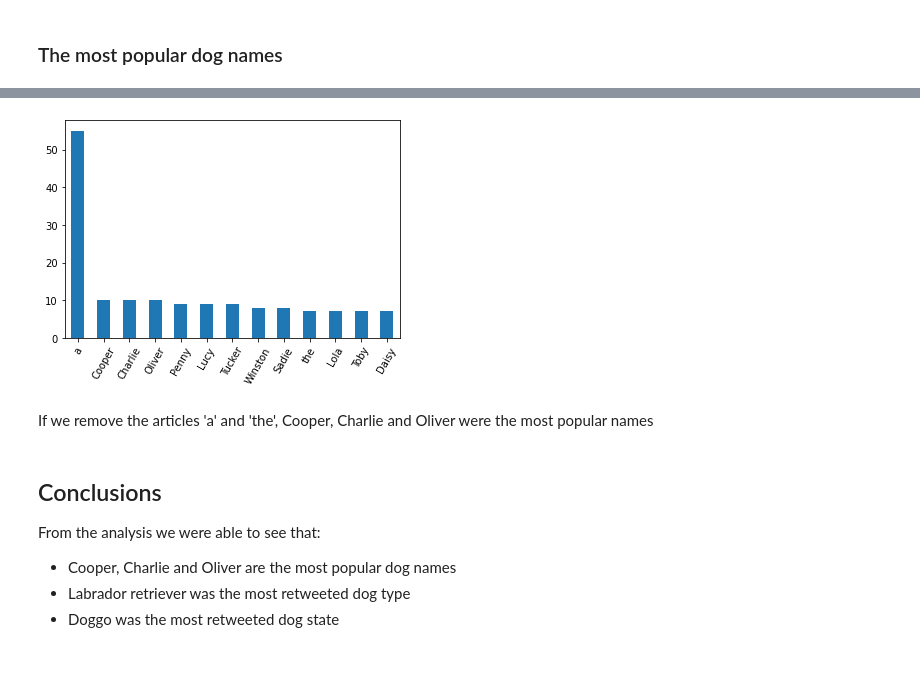
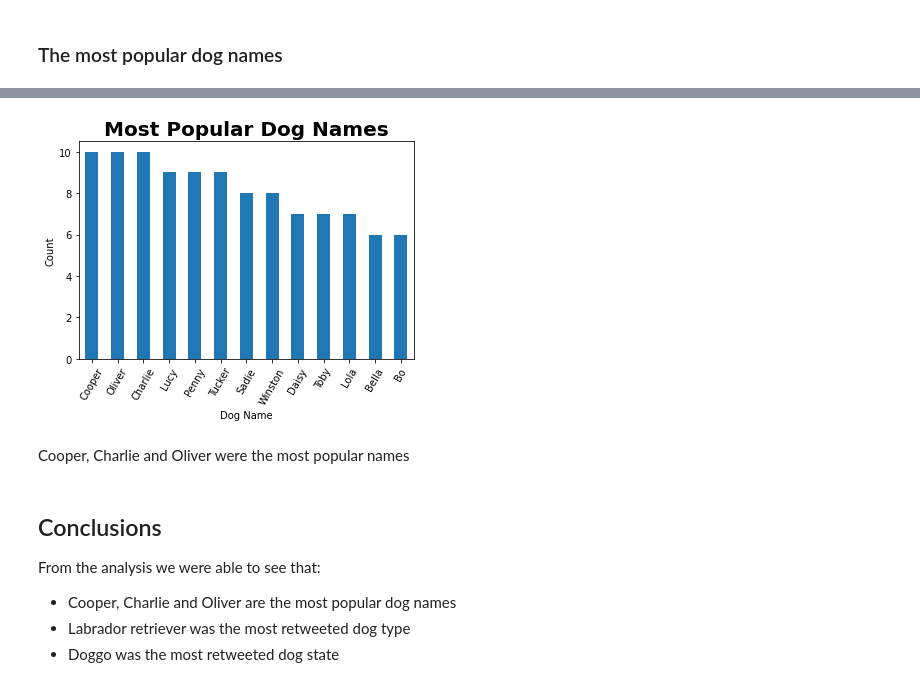
Before and after one commit to Nwokochahannah/WeRateDogs, a Jupyter notebook: wrangle_act.ipynb, the cells around one changed output, grey strips where cells are left out. Saved outputs shown, nothing was run; the diff lists cells and outputs as text; code cells hidden in the pictures.

```diff
--- a/wrangle_act.ipynb
+++ b/wrangle_act.ipynb
@@ -621,7 +714,0 @@ Change 'None' to NaN(name, doggo, pupper, puppo)
-# %%
-archive_clean["name"] = [none_to_null(value) for value in archive_clean["name"]]
-
-archive_clean["doggo"] = [none_to_null(value) for value in archive_clean["doggo"]]
-archive_clean["floofer"] = [none_to_null(value) for value in archive_clean["floofer"]]
-archive_clean["pupper"] = [none_to_null(value) for value in archive_clean["pupper"]]
-archive_clean["puppo"] = [none_to_null(value) for value in archive_clean["puppo"]]
@@ -658,13 +745,13 @@ image_clean.rename({
     'img_num': 'image_number',
     'p1': 'prediction1',
     'p1_conf': 'prediction_confidence1',
-    'p1_dog': 'predicted_dog1',
+    'p1_dog': 'boolean_dog1',
     'p2': 'prediction2',
     'p2_conf': 'prediction_confidence2',
-    'p2_dog': 'predicted_dog2',
+    'p2_dog': 'boolean_dog2',
     'p3': 'prediction3',
     'p3_conf': 'prediction_confidence3',
-    'p3_dog': 'predicted_dog3'
+    'p3_dog': 'boolean_dog3'
 }, axis = 1, inplace = True)
 # %% [markdown]
 #### Test
@@ -758,0 +853,4 @@ memory usage: 135.9+ KB
+# %%
+image_clean["prediction1"] = [item.capitalize() for item in image_clean["prediction1"]]
+image_clean["prediction2"] = [item.capitalize() for item in image_clean["prediction2"]]
+image_clean["prediction3"] = [item.capitalize() for item in image_clean["prediction3"]]
@@ -796,7 +911,7 @@ One variable spans Three columns in `archive` table, so we ave to consolidate th
 #### Code
 # %%
 # form the dog_state column from the three columns
-archive_clean['dog_state'] = archive_clean.doggo.fillna(archive_clean.floofer.fillna(archive_clean.pupper.fillna(archive_clean.puppo)))
+archive_clean['stage'] = archive_clean.stage.fillna(archive_clean.doggo.fillna(archive_clean.floofer.fillna(archive_clean.pupper.fillna(archive_clean.puppo))))
 # %%
 # Drop the unnecessary columns
 archive_clean.drop(["doggo",
@@ -975,11 +1152,14 @@ Name: name, dtype: int64
 # %%
 top_names.plot(kind='bar')
 plt.xticks(rotation=60)
+plt.title("Most Popular Dog Names", fontsize = 20, fontweight ='bold')
+plt.xlabel('Dog Name', fontsize = 10)
+plt.ylabel('Count', fontsize = 10)
 plt.show()
 # %% [output]
-[figure, old version]
+[figure, new version]
 # %% [markdown]
-If we remove the articles 'a' and 'the', Cooper, Charlie and Oliver were the most popular names
+Cooper, Charlie and Oliver were the most popular names
 # %% [markdown]
 <a id='conclusions'></a>
 ## Conclusions
```
Also changed, not shown: parts of 82 cells of this notebook, 6 other files.
